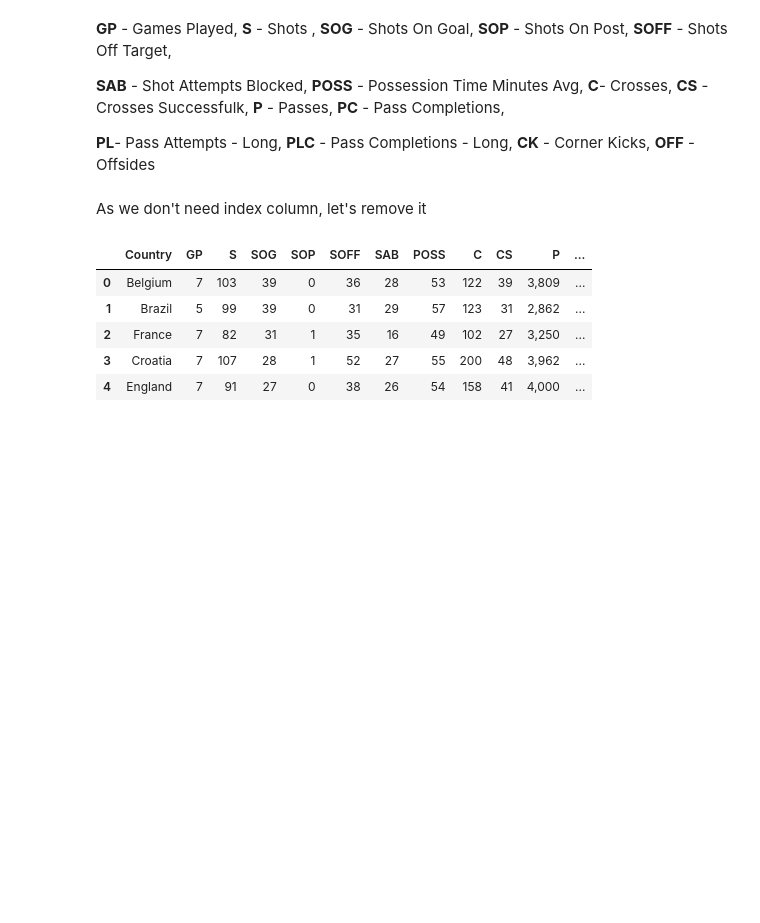
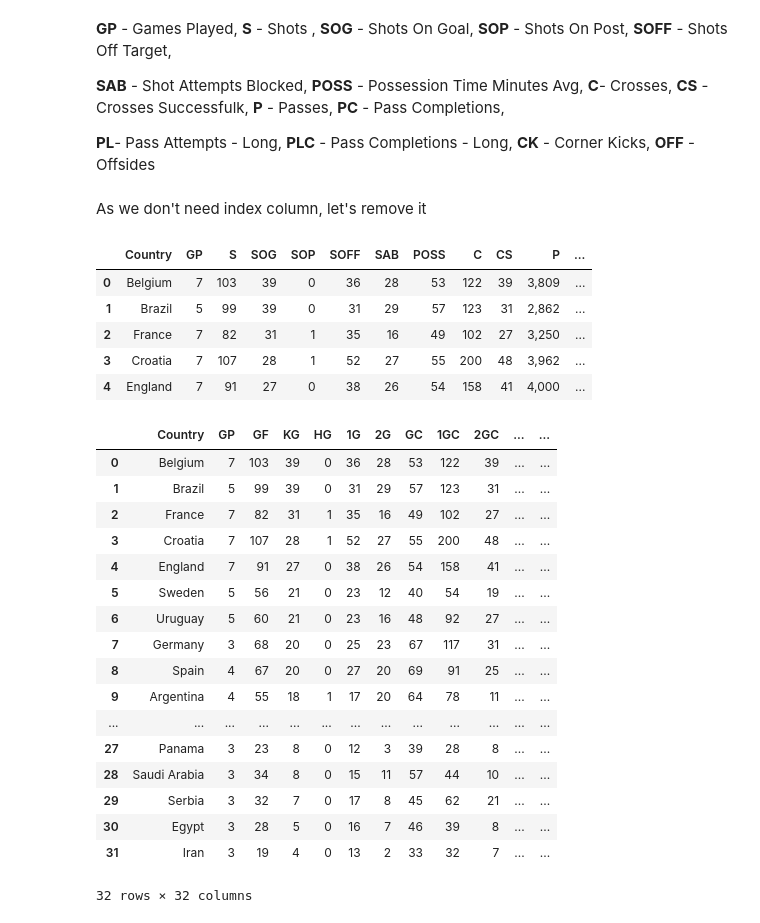
Before and after one commit to YahiaML/World-Cup-2018-Data-, a Jupyter notebook: World_Cup_qualifiers_data.ipynb, the cells around one changed output. Saved outputs shown, nothing was run; the diff lists cells and outputs as text; code cells hidden in the pictures; blank space fills up the shorter version.

```diff
--- a/World_Cup_qualifiers_data.ipynb
+++ b/World_Cup_qualifiers_data.ipynb
@@ -177,7 +177,7 @@ offensive.head()
 # %% [markdown]
 As we don't need index column, let's remove it
 # %%
-offensive.drop("index",axis=1, inplace= True)
+offensive = offensive.drop("index",axis=1)
 offensive.head()
 # %% [output]
 |  | Country | GP | S | SOG | SOP | SOFF | SAB | POSS | C | CS | P | ... |
@@ -186,3 +186,26 @@ offensive.head()
 | 2 | France | 7 | 82 | 31 | 1 | 35 | 16 | 49 | 102 | 27 | 3,250 | ... |
 | 3 | Croatia | 7 | 107 | 28 | 1 | 52 | 27 | 55 | 200 | 48 | 3,962 | ... |
 | 4 | England | 7 | 91 | 27 | 0 | 38 | 26 | 54 | 158 | 41 | 4,000 | ... |
+# %%
+result = pd.concat([standard, offensive], axis=1)
+# %%
+result
+# %% [output]
+|  | Country | GP | GF | KG | HG | 1G | 2G | GC | 1GC | 2GC | ... | ... |
+| 0 | Belgium | 7 | 103 | 39 | 0 | 36 | 28 | 53 | 122 | 39 | ... | ... |
+| 1 | Brazil | 5 | 99 | 39 | 0 | 31 | 29 | 57 | 123 | 31 | ... | ... |
+| 2 | France | 7 | 82 | 31 | 1 | 35 | 16 | 49 | 102 | 27 | ... | ... |
+| 3 | Croatia | 7 | 107 | 28 | 1 | 52 | 27 | 55 | 200 | 48 | ... | ... |
+| 4 | England | 7 | 91 | 27 | 0 | 38 | 26 | 54 | 158 | 41 | ... | ... |
+| 5 | Sweden | 5 | 56 | 21 | 0 | 23 | 12 | 40 | 54 | 19 | ... | ... |
+| 6 | Uruguay | 5 | 60 | 21 | 0 | 23 | 16 | 48 | 92 | 27 | ... | ... |
+| 7 | Germany | 3 | 68 | 20 | 0 | 25 | 23 | 67 | 117 | 31 | ... | ... |
+| 8 | Spain | 4 | 67 | 20 | 0 | 27 | 20 | 69 | 91 | 25 | ... | ... |
+| 9 | Argentina | 4 | 55 | 18 | 1 | 17 | 20 | 64 | 78 | 11 | ... | ... |
+| ... | ... | ... | ... | ... | ... | ... | ... | ... | ... | ... | ... | ... |
+| 27 | Panama | 3 | 23 | 8 | 0 | 12 | 3 | 39 | 28 | 8 | ... | ... |
+| 28 | Saudi Arabia | 3 | 34 | 8 | 0 | 15 | 11 | 57 | 44 | 10 | ... | ... |
+| 29 | Serbia | 3 | 32 | 7 | 0 | 17 | 8 | 45 | 62 | 21 | ... | ... |
+| 30 | Egypt | 3 | 28 | 5 | 0 | 16 | 7 | 46 | 39 | 8 | ... | ... |
+| 31 | Iran | 3 | 19 | 4 | 0 | 13 | 2 | 33 | 32 | 7 | ... | ... |
+32 rows × 32 columns
```
Also changed, not shown: parts of 1 cell of this notebook.
